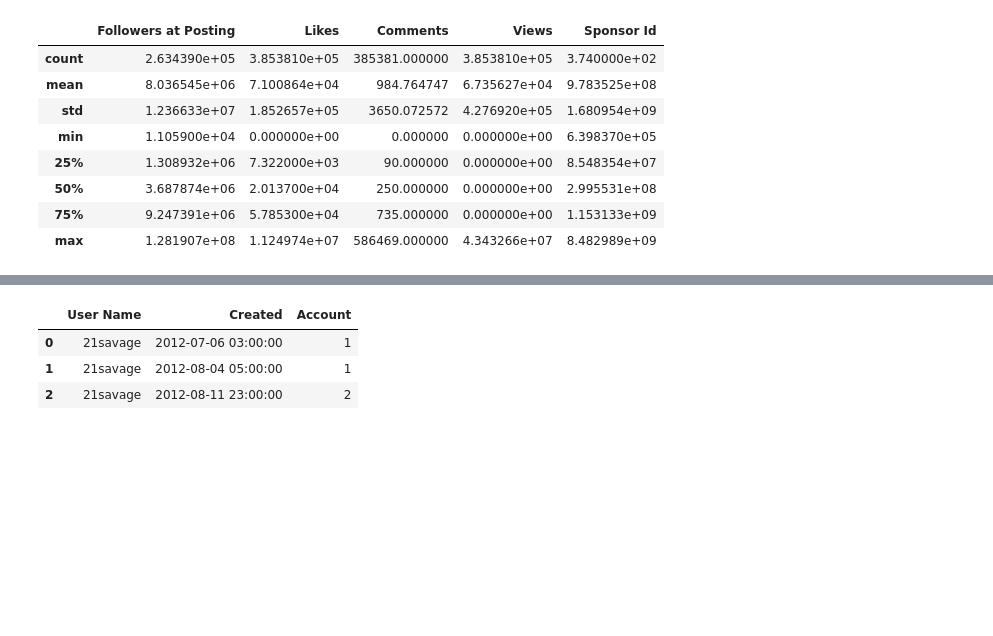
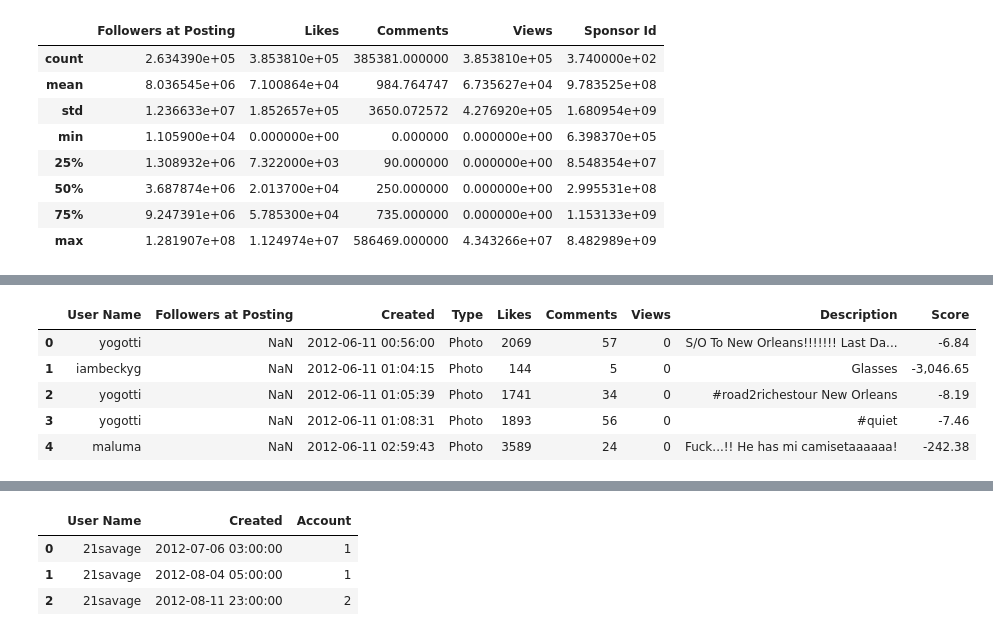
Before and after one commit to ghazalerfani/SocialMedia-Music, a Jupyter notebook: Instagram_EDA.ipynb, the cells around one changed output, grey strips where cells are left out. Saved outputs shown, nothing was run; the diff lists cells and outputs as text; code cells hidden in the pictures; blank space fills up the shorter version.

```diff
--- a/Instagram_EDA.ipynb
+++ b/Instagram_EDA.ipynb
@@ -102,0 +101,13 @@ df.sample(4).T
+# %%
+selected_columns = ['User Name', 'Followers at Posting', 'Created', 'Type', 'Likes', 'Comments', 'Views',
+                    'Description','Score']
+df_selected = df[selected_columns]
+# %%
+df_selected.head()
+# %% [output]
+|  | User Name | Followers at Posting | Created | Type | Likes | Comments | Views | Description | Score |
+| 0 | yogotti | NaN | 2012-06-11 00:56:00 | Photo | 2069 | 57 | 0 | S/O To New Orleans!!!!!!! Last Da... | -6.84 |
+| 1 | iambeckyg | NaN | 2012-06-11 01:04:15 | Photo | 144 | 5 | 0 | Glasses | -3,046.65 |
+| 2 | yogotti | NaN | 2012-06-11 01:05:39 | Photo | 1741 | 34 | 0 | #road2richestour New Orleans | -8.19 |
+| 3 | yogotti | NaN | 2012-06-11 01:08:31 | Photo | 1893 | 56 | 0 | #quiet | -7.46 |
+| 4 | maluma | NaN | 2012-06-11 02:59:43 | Photo | 3589 | 24 | 0 | Fuck...!! He has mi camisetaaaaaa! | -242.38 |
```
Also changed, not shown: parts of 23 cells of this notebook.
